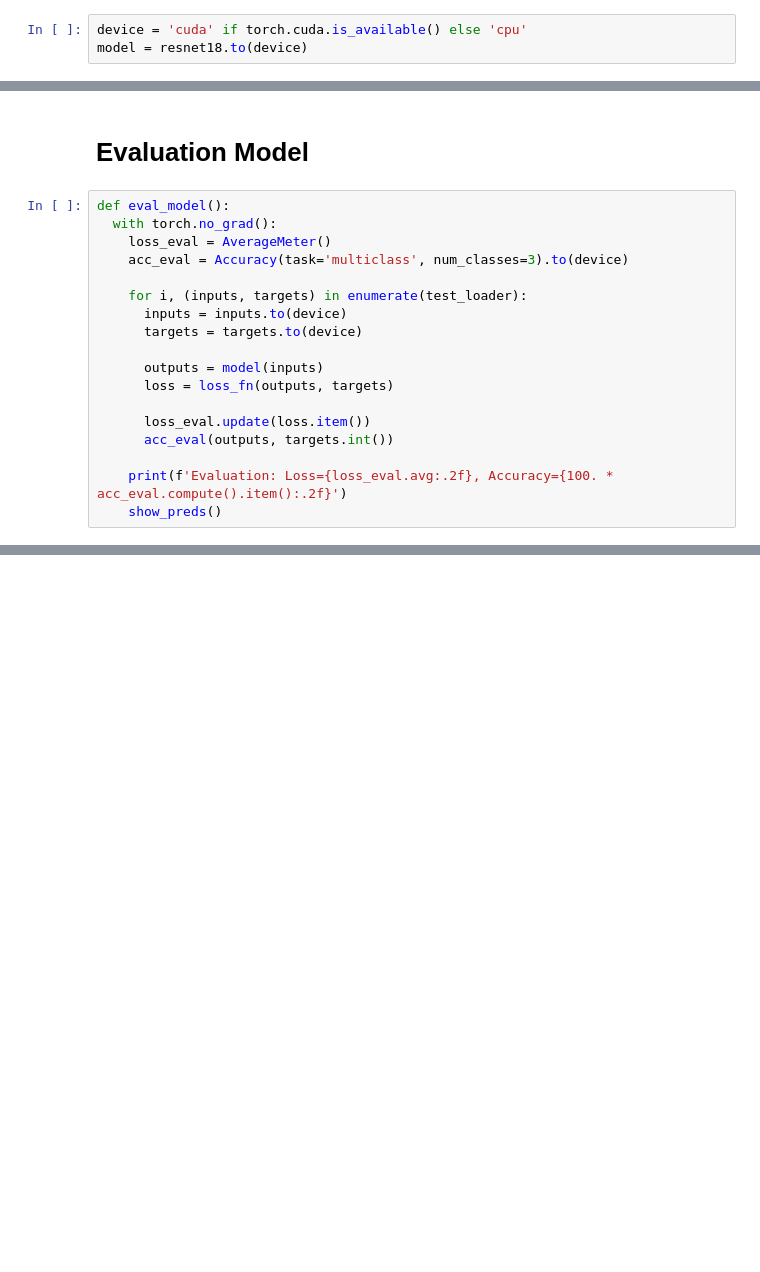
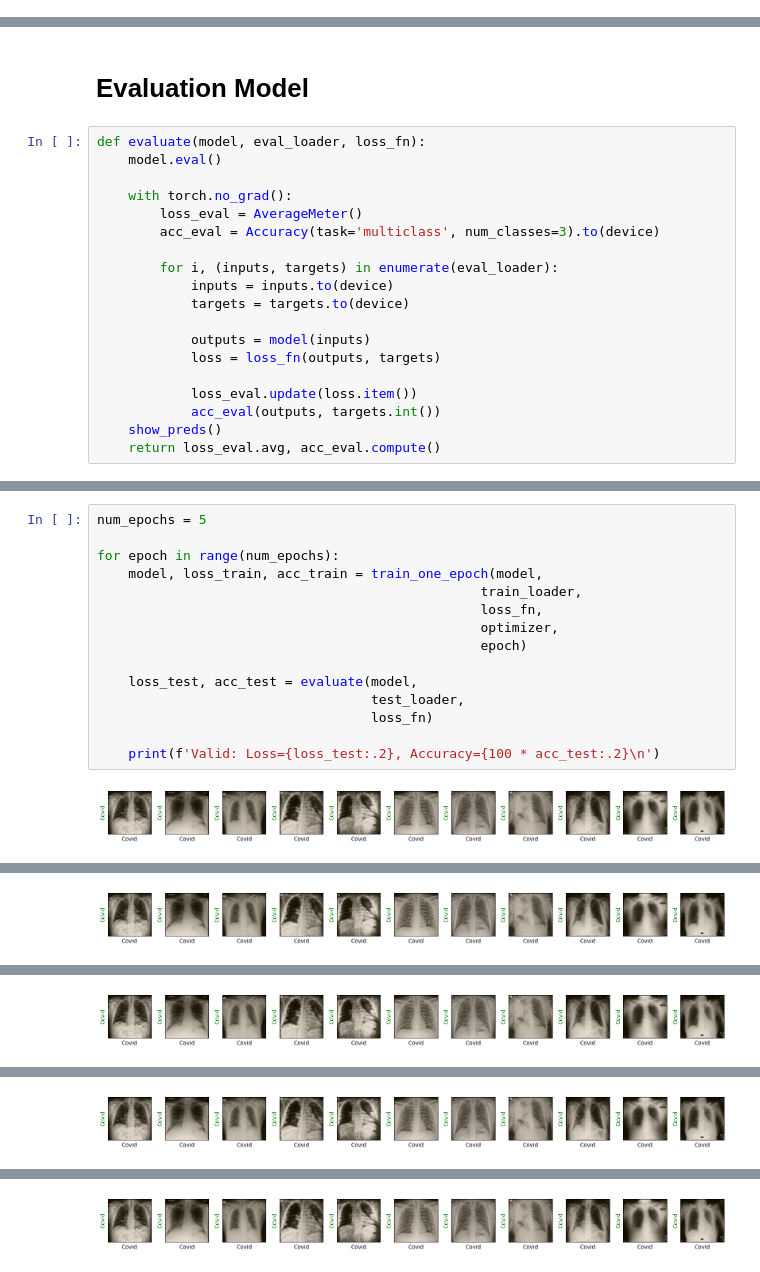
Before and after one commit to SayedMahdiMousavi/Covid_Detecion, a Jupyter notebook: resnet18_model.ipynb, the cells around one changed output, grey strips where cells are left out. Cells and saved outputs as stored; diff of their text form; blank space fills up the shorter version.

Commit message:
modified and optimize code

```diff
--- a/resnet18_model.ipynb
+++ b/resnet18_model.ipynb
@@ -147,3 +216,0 @@ optimizer = torch.optim.Adam(resnet18.parameters(), lr=lr)
-# %%
-device = 'cuda' if torch.cuda.is_available() else 'cpu'
-model = resnet18.to(device)
@@ -213,20 +264,21 @@ def train_model(epochs: int):
 # %% [markdown]
 # Evaluation Model
 # %%
-def eval_model():
-  with torch.no_grad():
-    loss_eval = AverageMeter()
-    acc_eval = Accuracy(task='multiclass', num_classes=3).to(device)
+def evaluate(model, eval_loader, loss_fn):
+    model.eval()
 
-    for i, (inputs, targets) in enumerate(test_loader):
-      inputs = inputs.to(device)
-      targets = targets.to(device)
+    with torch.no_grad():
+        loss_eval = AverageMeter()
+        acc_eval = Accuracy(task='multiclass', num_classes=3).to(device)
 
-      outputs = model(inputs)
-      loss = loss_fn(outputs, targets)
+        for i, (inputs, targets) in enumerate(eval_loader):
+            inputs = inputs.to(device)
+            targets = targets.to(device)
 
-      loss_eval.update(loss.item())
-      acc_eval(outputs, targets.int())
+            outputs = model(inputs)
+            loss = loss_fn(outputs, targets)
 
-    print(f'Evaluation: Loss={loss_eval.avg:.2f}, Accuracy={100. * acc_eval.compute().item():.2f}')
+            loss_eval.update(loss.item())
+            acc_eval(outputs, targets.int())
     show_preds()
+    return loss_eval.avg, acc_eval.compute()
@@ -248,0 +285,17 @@ Evaluation: Loss=0.12, Accuracy=96.97
+# %%
+num_epochs = 5
+
+for epoch in range(num_epochs):
+    model, loss_train, acc_train = train_one_epoch(model,
+                                                 train_loader,
+                                                 loss_fn,
+                                                 optimizer,
+                                                 epoch)
+
+    loss_test, acc_test = evaluate(model,
+                                   test_loader,
+                                   loss_fn)
+
+    print(f'Valid: Loss={loss_test:.2}, Accuracy={100 * acc_test:.2}\n')
+# %% [output]
+[figure, added]
@@ -248,0 +303 @@ Evaluation: Loss=0.12, Accuracy=96.97
+[figure, added]
@@ -248,0 +305 @@ Evaluation: Loss=0.12, Accuracy=96.97
+[figure, added]
@@ -248,0 +307 @@ Evaluation: Loss=0.12, Accuracy=96.97
+[figure, added]
@@ -248,0 +309 @@ Evaluation: Loss=0.12, Accuracy=96.97
+[figure, added]
```
Also changed, not shown: parts of 34 cells of this notebook.
